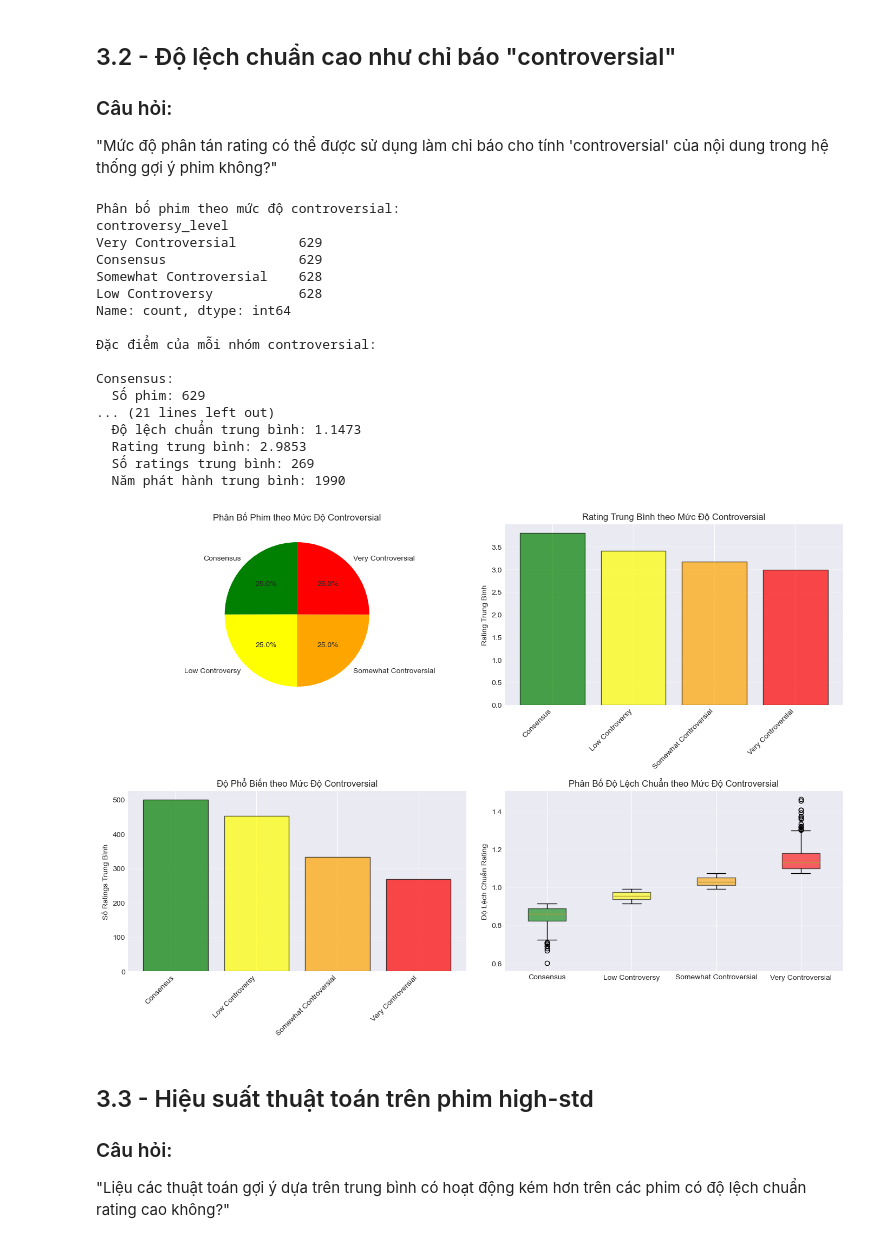
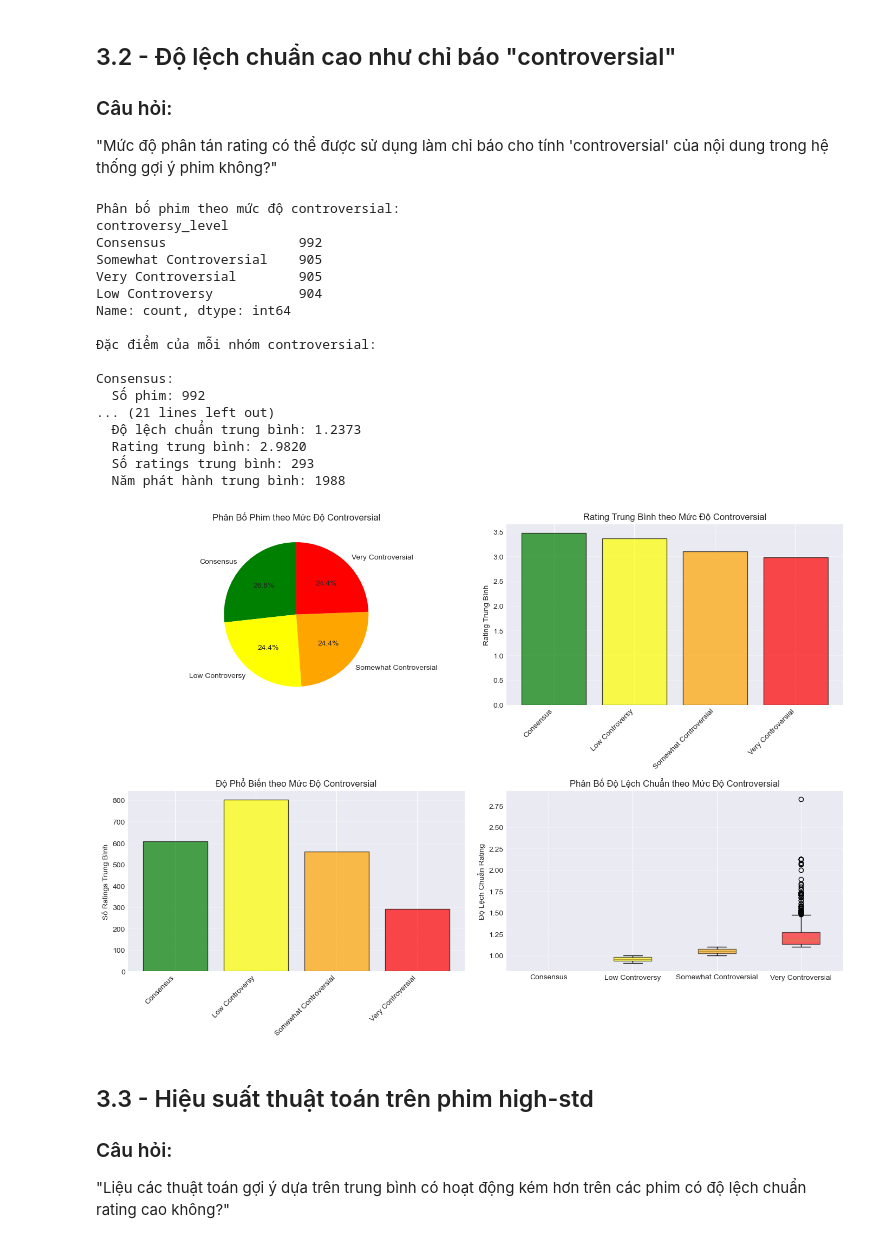
Before and after one commit to Mint0511/PTDL-25-26, a Jupyter notebook: lab02/13.2.ipynb, the cells around one changed output. Drawn from its saved outputs; the diff is of its cells as text; code cells hidden in the pictures.

```diff
--- a/lab02/13.2.ipynb
+++ b/lab02/13.2.ipynb
@@ -611,12 +638,12 @@ plt.show()
 "Có mối tương quan giữa độ phổ biến (số lượt rating) và mức độ đồng thuận (σ) của người xem không?"
 # %%
 # Tương quan giữa số lượng ratings và độ lệch chuẩn
-correlation = movie_features['num_ratings'].corr(movie_features['std_rating'])
+correlation = movie_stats_simple['num_ratings'].corr(movie_stats_simple['std_rating'])
 print(f"Tương quan Pearson (Số ratings vs Std rating): {correlation:.4f}")
 
 # Kiểm định thống kê cho tương quan
 from scipy.stats import pearsonr
-r_coef, p_value_corr = pearsonr(movie_features['num_ratings'], movie_features['std_rating'])
+r_coef, p_value_corr = pearsonr(movie_stats_simple['num_ratings'], movie_stats_simple['std_rating'])
 print(f"P-value: {p_value_corr:.4e}")
 print(f"Kết luận: {'Có mối tương quan đáng kể' if p_value_corr < 0.05 else 'Không có mối tương quan'}")
 
@@ -631,9 +658,9 @@ def popularity_level(count):
     else:
         return 'Very High'
 
-movie_features['popularity'] = movie_features['num_ratings'].apply(popularity_level)
+movie_stats_simple['popularity'] = movie_stats_simple['num_ratings'].apply(popularity_level)
 
-popularity_stats = movie_features.groupby('popularity')['std_rating'].agg(['count', 'mean', 'median', 'std'])
+popularity_stats = movie_stats_simple.groupby('popularity')['std_rating'].agg(['count', 'mean', 'median', 'std'])
 print("\nĐộ lệch chuẩn theo mức độ phổ biến:")
 print(popularity_stats)
 # %% [output]
@@ -653,10 +680,12 @@ Very High     207  0.941314  0.939581  0.105900
 fig, axes = plt.subplots(1, 2, figsize=(14, 5))
 
 # Biểu đồ scatter với trendline
-axes[0].scatter(movie_features['num_ratings'], movie_features['std_rating'], alpha=0.5, s=50)
-z = np.polyfit(movie_features['num_ratings'], movie_features['std_rating'], 1)
+# Loại bỏ NaN trước khi vẽ
+clean_data = movie_stats_simple[['num_ratings', 'std_rating']].dropna()
+axes[0].scatter(clean_data['num_ratings'], clean_data['std_rating'], alpha=0.5, s=50)
+z = np.polyfit(clean_data['num_ratings'], clean_data['std_rating'], 1)
 p = np.poly1d(z)
-x_line = np.linspace(movie_features['num_ratings'].min(), movie_features['num_ratings'].max(), 100)
+x_line = np.linspace(clean_data['num_ratings'].min(), clean_data['num_ratings'].max(), 100)
 axes[0].plot(x_line, p(x_line), "r--", linewidth=2, label=f"Trend line (r={correlation:.3f})")
 axes[0].set_xlabel('Số Lượng Ratings')
 axes[0].set_ylabel('Độ Lệch Chuẩn Rating')
@@ -667,7 +696,7 @@ axes[0].grid(True, alpha=0.3)
 # Biểu đồ box plot theo mức độ phổ biến
 popularity_order = ['Low', 'Medium', 'High', 'Very High']
 data_for_popularity_boxplot = [
-    movie_features[movie_features['popularity'] == pop]['std_rating'].dropna()
+    movie_stats_simple[movie_stats_simple['popularity'] == pop]['std_rating'].dropna()
     for pop in popularity_order
 ]
 bp2 = axes[1].boxplot(data_for_popularity_boxplot, labels=popularity_order, patch_artist=True)
@@ -821,9 +850,9 @@ plt.show()
 "Mức độ phân tán rating có thể được sử dụng làm chỉ báo cho tính 'controversial' của nội dung trong hệ thống gợi ý phim không?"
 # %%
 # Phân loại phim theo mức độ "controversial"
-q75 = movie_features['std_rating'].quantile(0.75)
-q50 = movie_features['std_rating'].quantile(0.50)
-q25 = movie_features['std_rating'].quantile(0.25)
+q75 = movie_stats_simple['std_rating'].quantile(0.75)
+q50 = movie_stats_simple['std_rating'].quantile(0.50)
+q25 = movie_stats_simple['std_rating'].quantile(0.25)
 
 def controversial_level(std):
     if std >= q75:
@@ -835,16 +864,16 @@ def controversial_level(std):
     else:
         return 'Consensus'
 
-movie_features['controversy_level'] = movie_features['std_rating'].apply(controversial_level)
+movie_stats_simple['controversy_level'] = movie_stats_simple['std_rating'].apply(controversial_level)
 
-controversy_dist = movie_features['controversy_level'].value_counts()
+controversy_dist = movie_stats_simple['controversy_level'].value_counts()
 print("Phân bố phim theo mức độ controversial:")
 print(controversy_dist)
 
 # Phân tích đặc điểm của các nhóm
 print("\nĐặc điểm của mỗi nhóm controversial:")
 for level in ['Consensus', 'Low Controversy', 'Somewhat Controversial', 'Very Controversial']:
-    subset = movie_features[movie_features['controversy_level'] == level]
+    subset = movie_stats_simple[movie_stats_simple['controversy_level'] == level]
     print(f"\n{level}:")
     print(f"  Số phim: {len(subset)}")
     print(f"  Độ lệch chuẩn trung bình: {subset['std_rating'].mean():.4f}")
@@ -854,28 +883,28 @@ for level in ['Consensus', 'Low Controversy', 'Somewhat Controversial', 'Very Co
 # %% [output]
 Phân bố phim theo mức độ controversial:
 controversy_level
-Very Controversial        629
-Consensus                 629
-Somewhat Controversial    628
-Low Controversy           628
+Consensus                 992
+Somewhat Controversial    905
+Very Controversial        905
+Low Controversy           904
 Name: count, dtype: int64
 
 Đặc điểm của mỗi nhóm controversial:
 
 Consensus:
-  Số phim: 629
+  Số phim: 992
 ... (21 lines left out)
-  Độ lệch chuẩn trung bình: 1.1473
-  Rating trung bình: 2.9853
-  Số ratings trung bình: 269
-  Năm phát hành trung bình: 1990
+  Độ lệch chuẩn trung bình: 1.2373
+  Rating trung bình: 2.9820
+  Số ratings trung bình: 293
+  Năm phát hành trung bình: 1988
 # %%
 # Biểu đồ phân bố mức độ controversial
 fig, axes = plt.subplots(2, 2, figsize=(14, 10))
 
 # Biểu đồ 1: Pie chart
 controversy_levels_order = ['Consensus', 'Low Controversy', 'Somewhat Controversial', 'Very Controversial']
-controversy_counts = [movie_features[movie_features['controversy_level'] == level].shape[0]
+controversy_counts = [movie_stats_simple[movie_stats_simple['controversy_level'] == level].shape[0]
                       for level in controversy_levels_order]
 colors = ['green', 'yellow', 'orange', 'red']
 axes[0, 0].pie(controversy_counts, labels=controversy_levels_order, autopct='%1.1f%%',
@@ -883,43 +912,43 @@ axes[0, 0].pie(controversy_counts, labels=controversy_levels_order, autopct='%1.
 axes[0, 0].set_title('Phân Bố Phim theo Mức Độ Controversial')
 
 # Biểu đồ 2: Rating trung bình theo mức độ controversial
-controversy_mean_ratings = [movie_features[movie_features['controversy_level'] == level]['mean_rating'].mean()
+controversy_mean_ratings = [movie_stats_simple[movie_stats_simple['controversy_level'] == level]['mean_rating'].mean()
                             for level in controversy_levels_order]
 axes[0, 1].bar(range(len(controversy_levels_order)), controversy_mean_ratings,
                color=colors, edgecolor='black', alpha=0.7)
 axes[0, 1].set_xticks(range(len(controversy_levels_order)))
 axes[0, 1].set_xticklabels(controversy_levels_order, rotation=45, ha='right')
 axes[0, 1].set_ylabel('Rating Trung Bình')
 axes[0, 1].set_title('Rating Trung Bình theo Mức Độ Controversial')
 axes[0, 1].grid(True, alpha=0.3, axis='y')
 
 # Biểu đồ 3: Số ratings theo mức độ controversial
-controversy_num_ratings = [movie_features[movie_features['controversy_level'] == level]['num_ratings'].mean()
+controversy_num_ratings = [movie_stats_simple[movie_stats_simple['controversy_level'] == level]['num_ratings'].mean()
                            for level in controversy_levels_order]
 axes[1, 0].bar(range(len(controversy_levels_order)), controversy_num_ratings,
                color=colors, edgecolor='black', alpha=0.7)
 axes[1, 0].set_xticks(range(len(controversy_levels_order)))
 axes[1, 0].set_xticklabels(controversy_levels_order, rotation=45, ha='right')
 axes[1, 0].set_ylabel('Số Ratings Trung Bình')
 axes[1, 0].set_title('Độ Phổ Biến theo Mức Độ Controversial')
 axes[1, 0].grid(True, alpha=0.3, axis='y')
 
 # Biểu đồ 4: Box plot std rating
-data_box = [movie_features[movie_features['controversy_level'] == level]['std_rating'].values
+data_box = [movie_stats_simple[movie_stats_simple['controversy_level'] == level]['std_rating'].values
             for level in controversy_levels_order]
 bp = axes[1, 1].boxplot(data_box, labels=controversy_levels_order, patch_artist=True)
 for patch, color in zip(bp['boxes'], colors):
     patch.set_facecolor(color)
     patch.set_alpha(0.6)
 axes[1, 1].set_ylabel('Độ Lệch Chuẩn Rating')
 axes[1, 1].set_title('Phân Bố Độ Lệch Chuẩn theo Mức Độ Controversial')
 axes[1, 1].grid(True, alpha=0.3, axis='y')
 
 plt.tight_layout()
 plt.savefig('controversy_levels.png', dpi=100, bbox_inches='tight')
 plt.show()
 # %% [output]
-[figure, old version]
+[figure, new version]
 # %% [markdown]
 ## 3.3 - Hiệu suất thuật toán trên phim high-std
 
```
Also changed, not shown: parts of 14 cells of this notebook, 11 other files.
